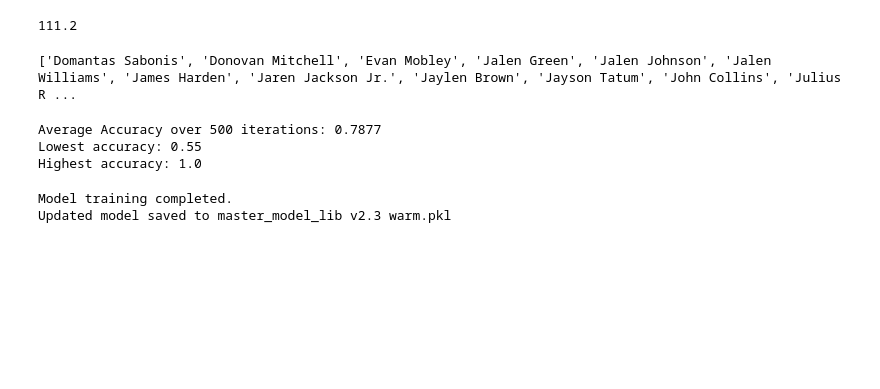
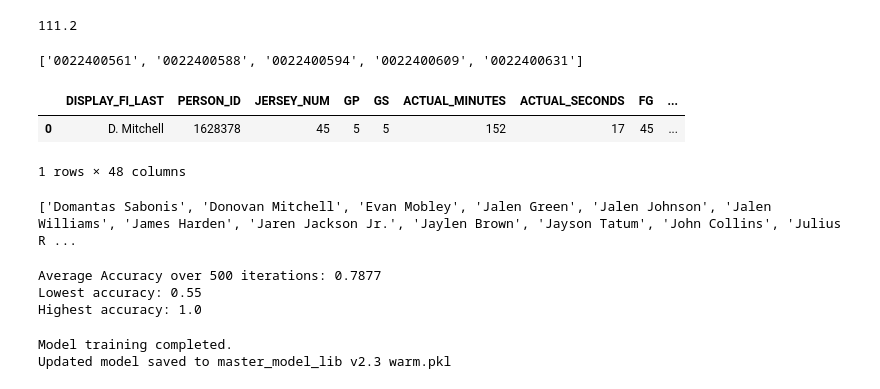
Before and after one commit to ansh-mujral/nbapreds, a Jupyter notebook: nbaML.ipynb, the cells around one changed output. Cells and saved outputs as stored; diff of their text form; code cells hidden in the pictures; blank space fills up the shorter version.

Commit message:
v3 should be insane
I found a way to get averaged data straight from the API instead of calculating them like I did. This should save TONS of time, it literally takes me 2+ hours to create these csvs

```diff
--- a/nbaML.ipynb
+++ b/nbaML.ipynb
@@ -391,6 +391,27 @@ def playedYesterday():
 
     return played
 # playedYesterday()
+# %%
+def last5ID(player_id):
+    cumid = cumestatsplayergames.CumeStatsPlayerGames(player_id)
+    df = cumid.get_data_frames()[0]
+    df = df.head(5)
+    df = df['GAME_ID']
+    df = df[::-1]
+    return df.tolist()
+print(last5ID(1630178))
+
+def last5Stats(player_id, game_ids):
+    game_ids_string = '|'.join(game_ids)
+    cume = cumestatsplayer.CumeStatsPlayer(player_id, game_ids_string)
+    df = cume.get_data_frames()[1]
+    return df
+last5Stats(player_id('Donovan Mitchell'), last5ID(player_id('Donovan Mitchell')))
+# %% [output]
+['0022400561', '0022400588', '0022400594', '0022400609', '0022400631']
+|  | DISPLAY_FI_LAST | PERSON_ID | JERSEY_NUM | GP | GS | ACTUAL_MINUTES | ACTUAL_SECONDS | FG | ... |
+| 0 | D. Mitchell | 1628378 | 45 | 5 | 5 | 152 | 17 | 45 | ... |
+1 rows × 48 columns
 # %%
 def concatAllCSVS(folder):
     # List to hold dataframes
```
Also changed, not shown: 1 other file.
